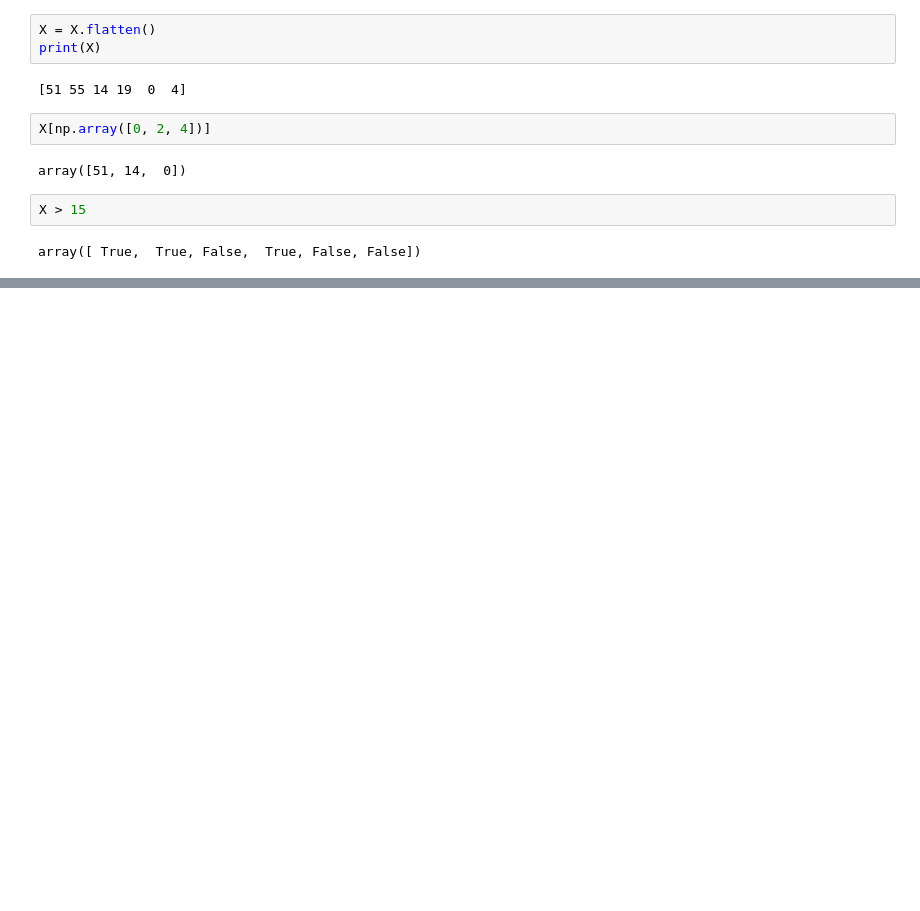
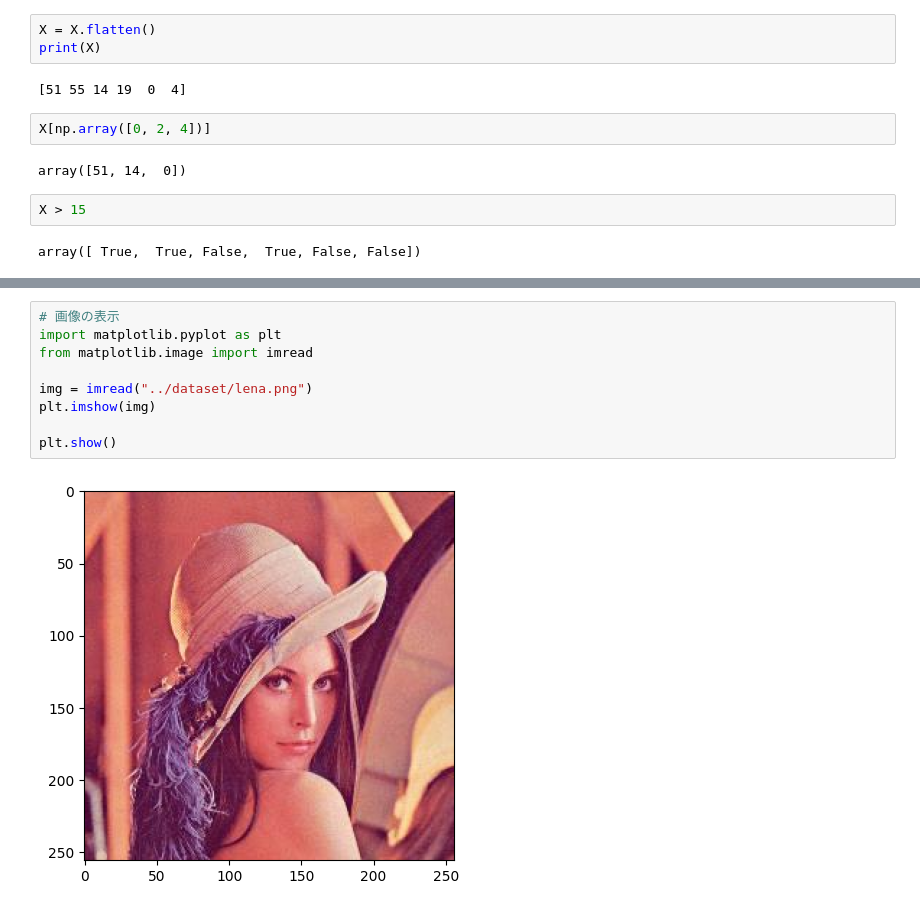
Before and after one commit to k6jf8wfhxh-ux/make-deep-learning-from-scratch, a Jupyter notebook: ch01/ch01_practice.ipynb, the cells around one changed output, grey strips where cells are left out. Saved outputs shown, nothing was run; the diff lists cells and outputs as text; blank space fills up the shorter version.

```diff
--- a/ch01/ch01_practice.ipynb
+++ b/ch01/ch01_practice.ipynb
@@ -231,3 +236,14 @@ plt.legend()
 plt.show()
 # %% [output]
 [figure]
+# %%
+# 画像の表示
+import matplotlib.pyplot as plt
+from matplotlib.image import imread
+
+img = imread("../dataset/lena.png")
+plt.imshow(img)
+
+plt.show()
+# %% [output]
+[figure, added]
```
Also changed, not shown: parts of 39 cells of this notebook, 13 other files.
